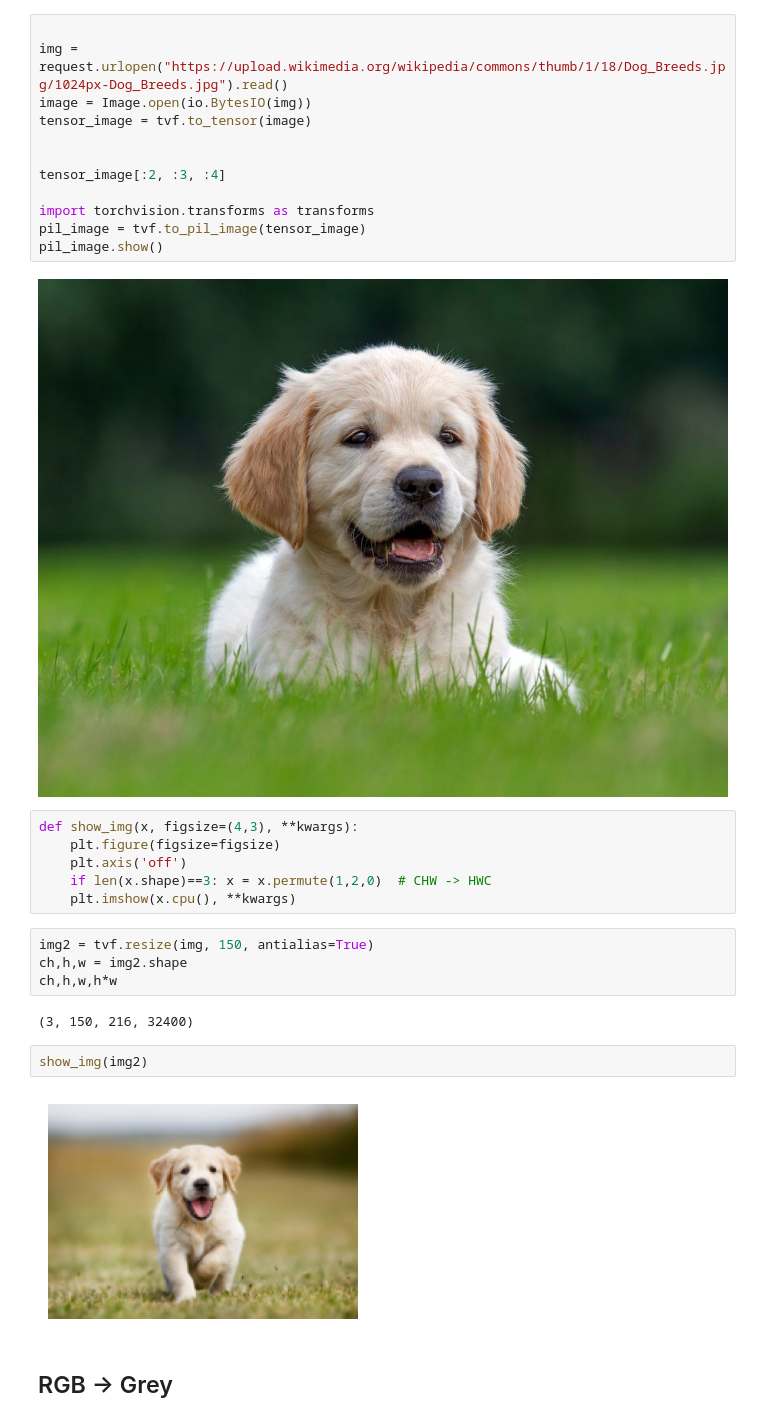
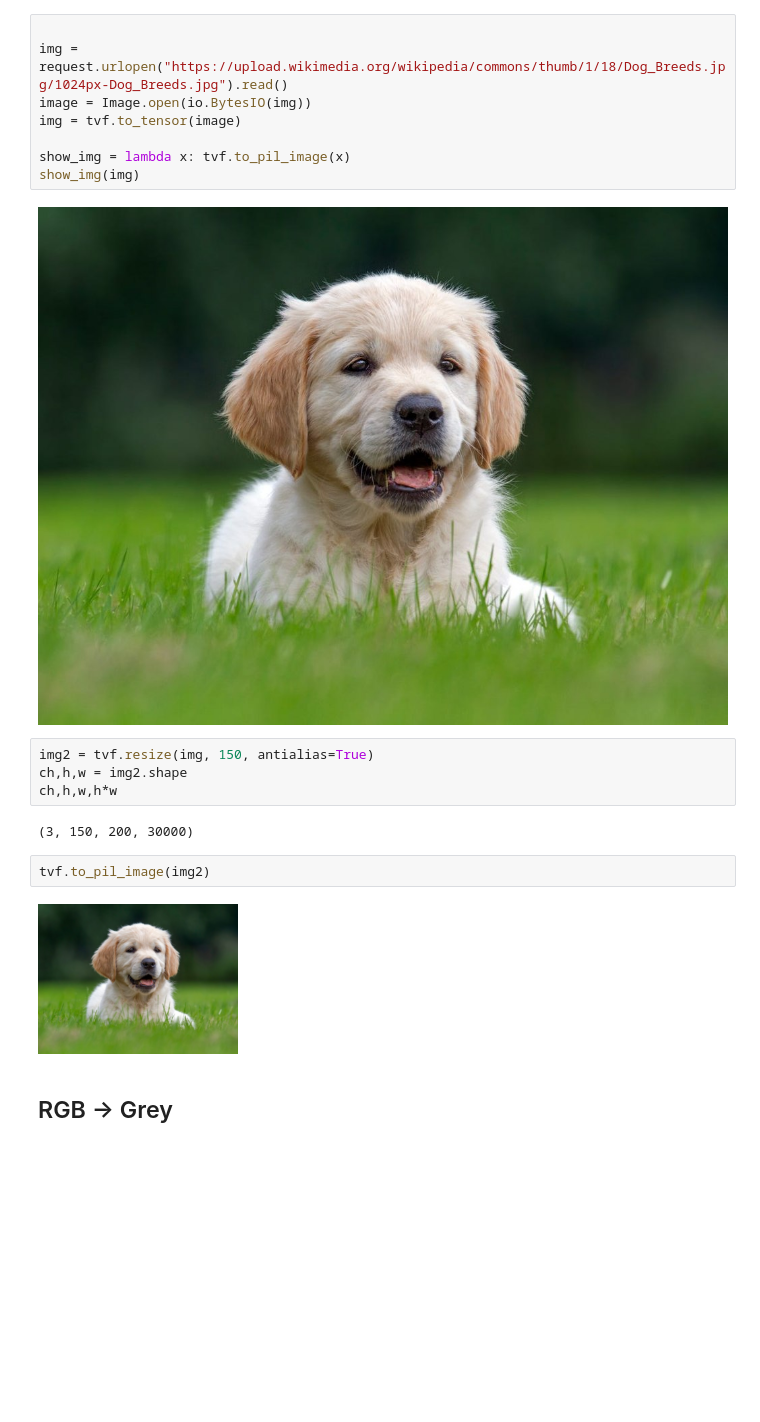
Before and after one commit to mogwai/cuda-pmpp, a Jupyter notebook: python_w_cuda.ipynb, the cells around one changed output. Drawn from its saved outputs; the diff is of its cells as text; blank space fills up the shorter version.

```diff
--- a/python_w_cuda.ipynb
+++ b/python_w_cuda.ipynb
@@ -17,32 +16,22 @@ from urllib import request
 
 img = request.urlopen("https://upload.wikimedia.org/wikipedia/commons/thumb/1/18/Dog_Breeds.jpg/1024px-Dog_Breeds.jpg").read()
 image = Image.open(io.BytesIO(img))
-tensor_image = tvf.to_tensor(image)
+img = tvf.to_tensor(image)
 
-
-tensor_image[:2, :3, :4]
-
-import torchvision.transforms as transforms
-pil_image = tvf.to_pil_image(tensor_image)
-pil_image.show()
+show_img = lambda x: tvf.to_pil_image(x)
+show_img(img)
 # %% [output]
 [figure]
-# %%
-def show_img(x, figsize=(4,3), **kwargs):
-    plt.figure(figsize=figsize)
-    plt.axis('off')
-    if len(x.shape)==3: x = x.permute(1,2,0)  # CHW -> HWC
-    plt.imshow(x.cpu(), **kwargs)
 # %%
 img2 = tvf.resize(img, 150, antialias=True)
 ch,h,w = img2.shape
 ch,h,w,h*w
 # %% [output]
-(3, 150, 216, 32400)
+(3, 150, 200, 30000)
 # %%
-show_img(img2)
+tvf.to_pil_image(img2)
 # %% [output]
-[figure, old version]
+[figure, new version]
 # %% [markdown]
 ## RGB -> Grey
 # %% [markdown]
```
Also changed, not shown: parts of 37 cells of this notebook, 3 other files.
